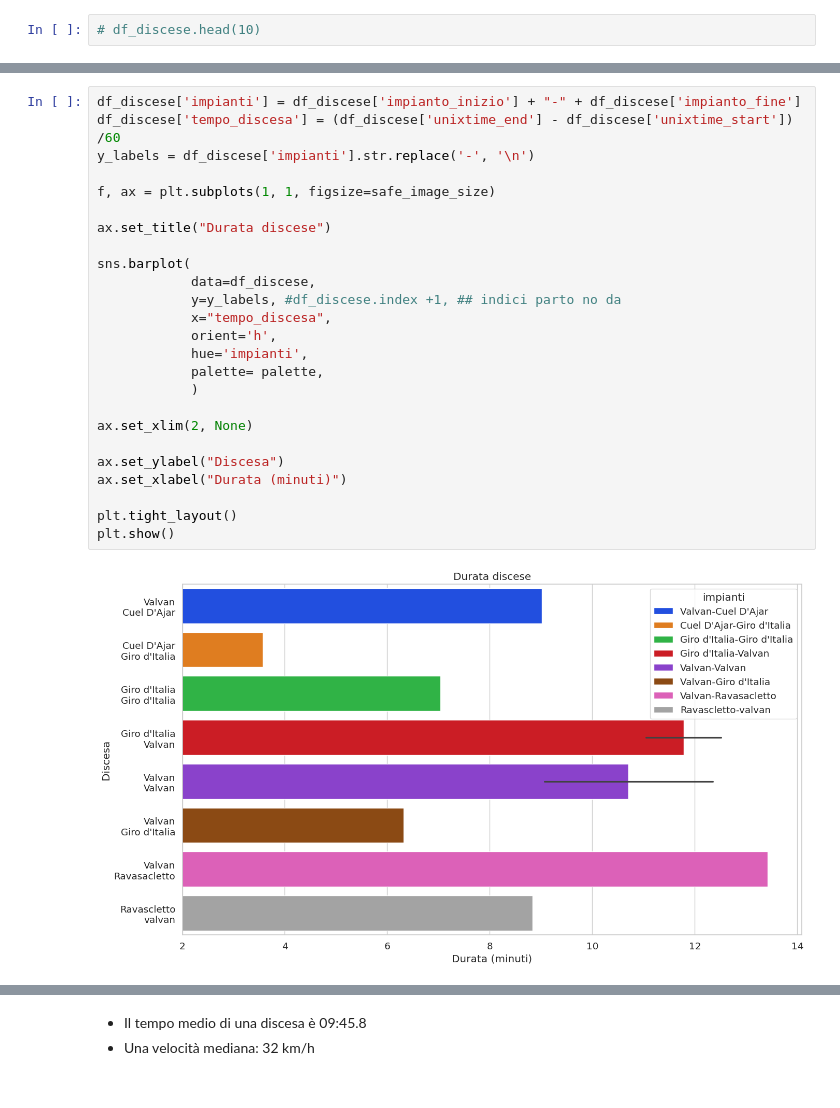
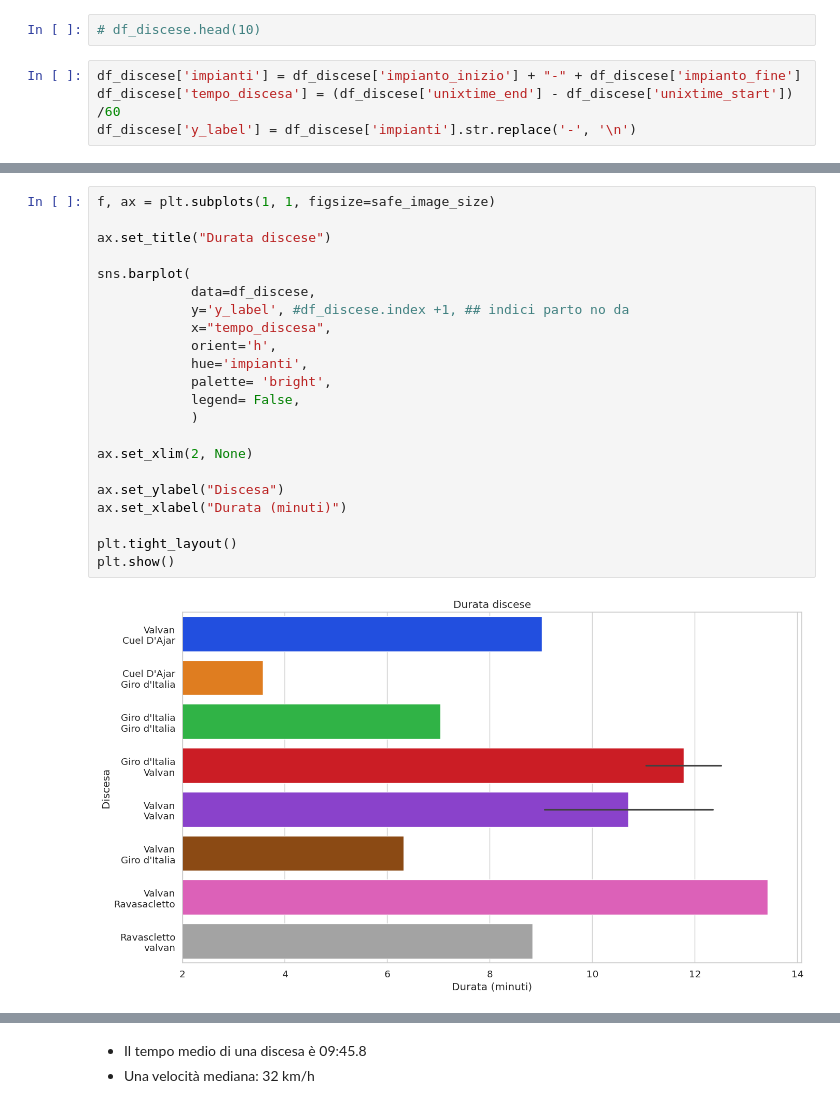
Before and after one commit to thomasmassarutto/DataSlopes, a Jupyter notebook: DataSlopes.ipynb, the cells around one changed output, grey strips where cells are left out. Drawn from its saved outputs; the diff is of its cells as text.

```diff
--- a/DataSlopes.ipynb
+++ b/DataSlopes.ipynb
@@ -707,3 +673,7 @@ velocita_max= gdf1['velocita'].max()* 3.6
 #print(velocita_max)
 # %%
 # df_discese.head(10)
+# %%
+df_discese['impianti'] = df_discese['impianto_inizio'] + "-" + df_discese['impianto_fine']
+df_discese['tempo_discesa'] = (df_discese['unixtime_end'] - df_discese['unixtime_start']) /60
+df_discese['y_label'] = df_discese['impianti'].str.replace('-', '\n')
@@ -710,27 +706,24 @@ velocita_max= gdf1['velocita'].max()* 3.6
 # %%
-df_discese['impianti'] = df_discese['impianto_inizio'] + "-" + df_discese['impianto_fine']
-df_discese['tempo_discesa'] = (df_discese['unixtime_end'] - df_discese['unixtime_start']) /60
-y_labels = df_discese['impianti'].str.replace('-', '\n')
-
 f, ax = plt.subplots(1, 1, figsize=safe_image_size)
 
 ax.set_title("Durata discese")
 
 sns.barplot(
             data=df_discese,
-            y=y_labels, #df_discese.index +1, ## indici parto no da
+            y='y_label', #df_discese.index +1, ## indici parto no da
             x="tempo_discesa",
             orient='h',
             hue='impianti',
-            palette= palette,
+            palette= 'bright',
+            legend= False,
             )
 
 ax.set_xlim(2, None)
 
 ax.set_ylabel("Discesa")
 ax.set_xlabel("Durata (minuti)")
 
 plt.tight_layout()
 plt.show()
 # %% [output]
-[figure, old version]
+[figure, new version]
```
Also changed, not shown: parts of 31 cells of this notebook, 2 other files.
